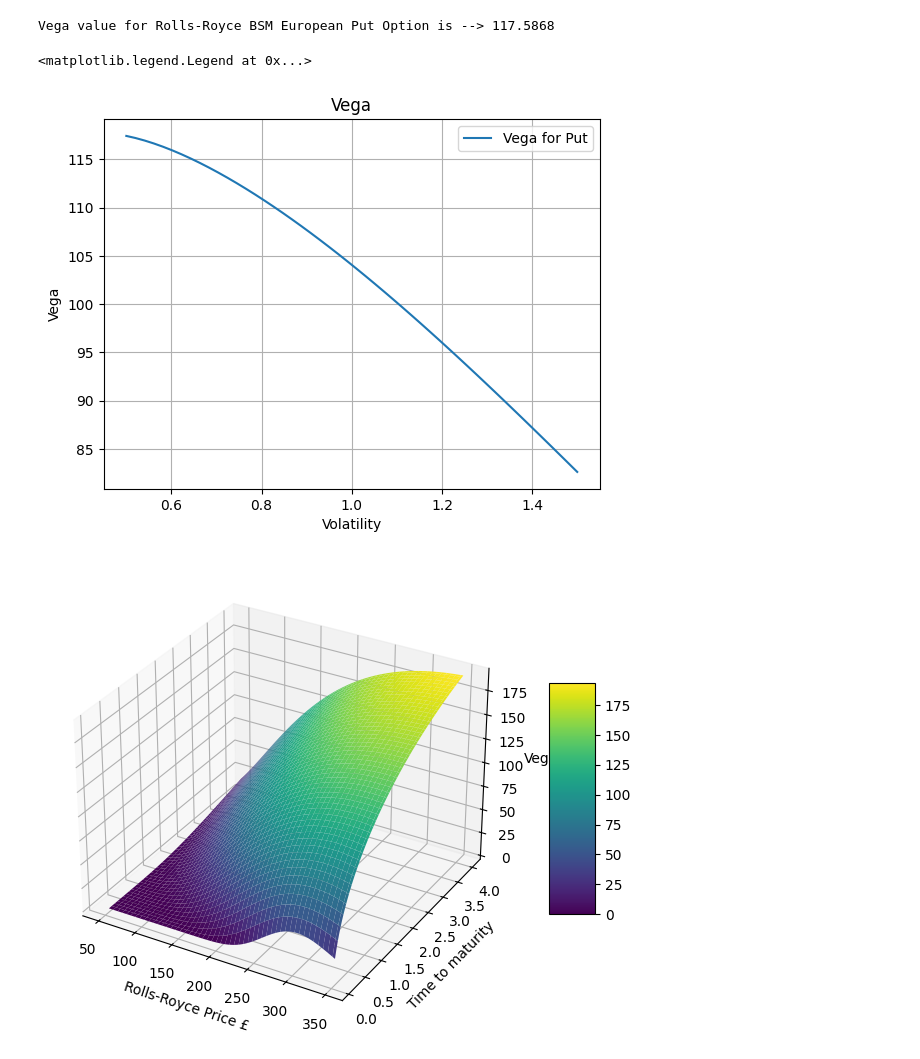
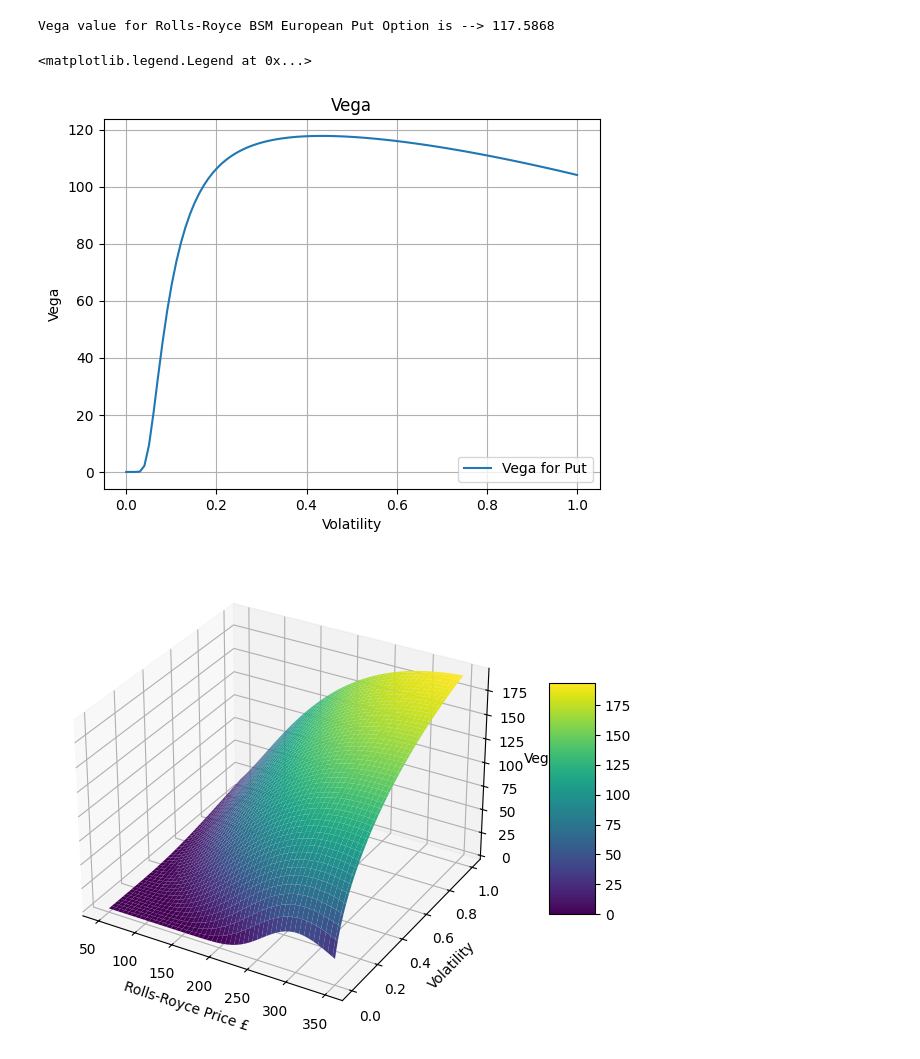
Before and after one commit to ROB-MRS/CMFF-Coursework-I, a Jupyter notebook: 1. CMF_Rolls_Royce.ipynb, the cells around one changed output. Cells and saved outputs as stored; diff of their text form; code cells hidden in the pictures.

```diff
--- a/1. CMF_Rolls_Royce.ipynb
+++ b/1. CMF_Rolls_Royce.ipynb
@@ -508,7 +526,7 @@ print(f'Rho value for Rolls-Royce BSM European Put Option is --> {_rho.round(4)}
 # %% [output]
 Rho value for Rolls-Royce BSM European Put Option is --> -292.8034
 # %%
-sample_rates = np.linspace(0.01,0.1,50)
+sample_rates = np.linspace(0.01,0.2,100)
 # Rho_Call = np.zeros((len(rate_samples),1))
 Rho_Put = np.zeros((len(sample_rates),1))
 for i in range(len(sample_rates)):
@@ -554,7 +573,7 @@ print(f'Vega value for Rolls-Royce BSM European Put Option is --> {_vega.round(4
 # %% [output]
 Vega value for Rolls-Royce BSM European Put Option is --> 117.5868
 # %%
-sample_vol = np.linspace(0.5,1.5,50)
+sample_vol = np.linspace(0.00001,1,100)
 Vega = np.zeros((len(sample_vol),1))
 for i in range(len(sample_vol)):
     Vega [i] = vega(stock_price=S0, strike_price=K, maturity=maturity, risk_rate=r, dividend=0, volatility=sample_vol[i], payoff=payoff)
@@ -568,7 +587,7 @@ plt.title('Vega')
 plt.legend(['Vega for Put'])
 # %% [output]
 <matplotlib.legend.Legend at 0x...>
-[figure, old version]
+[figure, new version]
 # %%
 Vega2 = np.zeros((len(sample_times),len(sample_prices)))
 for j in range(len(sample_prices)):
@@ -577,10 +596,11 @@ for j in range(len(sample_prices)):
 # %%
 fig = plt.figure(figsize=(10, 6))
 ax = fig.add_subplot(111, projection='3d')
-surf = ax.plot_surface(coord_prices, coord_times, Vega2, rstride=2, cstride=2, cmap=plt.cm.viridis, linewidth=0.5, antialiased=True)
+coord_prices, coord_vol = np.meshgrid(sample_prices, sample_vol)
+surf = ax.plot_surface(coord_prices, coord_vol, Vega2, rstride=2, cstride=2, cmap=plt.cm.viridis, linewidth=0.5, antialiased=True)
 ax.set_xlabel('Rolls-Royce Price £')
-ax.set_ylabel('Time to maturity')
+ax.set_ylabel('Volatility')
 ax.set_zlabel('Vega')
 fig.colorbar(surf, shrink=0.5, aspect=5);
 # %% [output]
-[figure, old version]
+[figure, new version]
```
Also changed, not shown: parts of 11 cells of this notebook.
